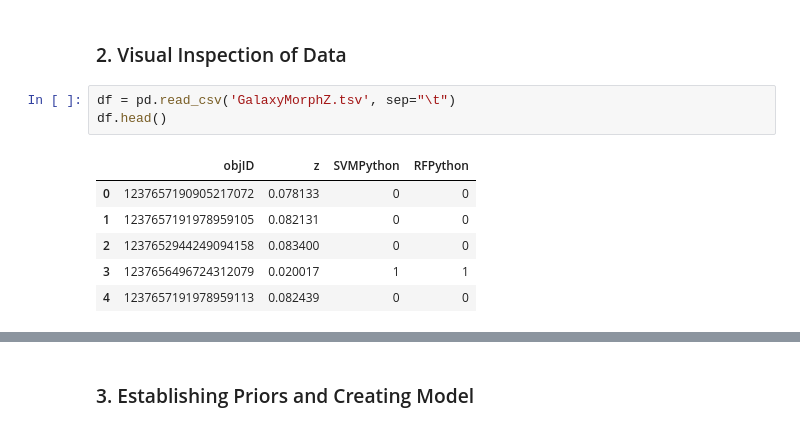
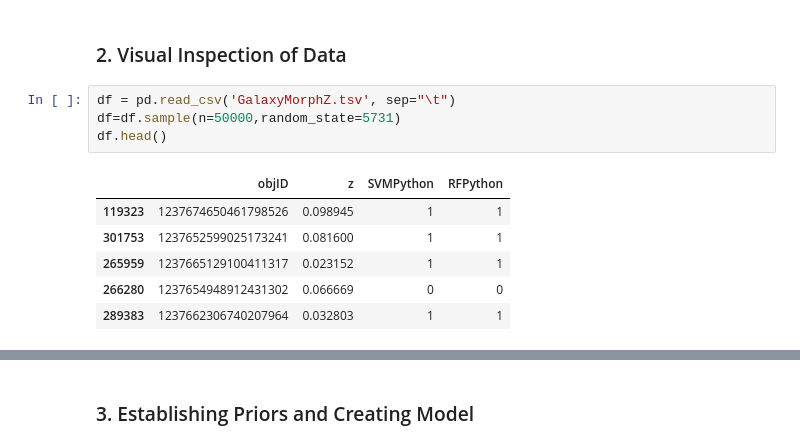
Before and after one commit to erobbtan/AST5731_PROJ2, a Jupyter notebook: Project2.ipynb, the cells around one changed output, grey strips where cells are left out. Drawn from its saved outputs; the diff is of its cells as text.

```diff
--- a/Project2.ipynb
+++ b/Project2.ipynb
@@ -14,14 +16,15 @@ import math
 ### 2. Visual Inspection of Data
 # %%
 df = pd.read_csv('GalaxyMorphZ.tsv', sep="\t")
+df=df.sample(n=50000,random_state=5731)
 df.head()
 # %% [output]
 |  | objID | z | SVMPython | RFPython |
-| 0 | 1237657190905217072 | 0.078133 | 0 | 0 |
-| 1 | 1237657191978959105 | 0.082131 | 0 | 0 |
-| 2 | 1237652944249094158 | 0.083400 | 0 | 0 |
-| 3 | 1237656496724312079 | 0.020017 | 1 | 1 |
-| 4 | 1237657191978959113 | 0.082439 | 0 | 0 |
+| 119323 | 1237674650461798526 | 0.098945 | 1 | 1 |
+| 301753 | 1237652599025173241 | 0.081600 | 1 | 1 |
+| 265959 | 1237665129100411317 | 0.023152 | 1 | 1 |
+| 266280 | 1237654948912431302 | 0.066669 | 0 | 0 |
+| 289383 | 1237662306740207964 | 0.032803 | 1 | 1 |
 # %%
 df.describe()
 # %% [output]
```
Also changed, not shown: parts of 10 cells of this notebook.
